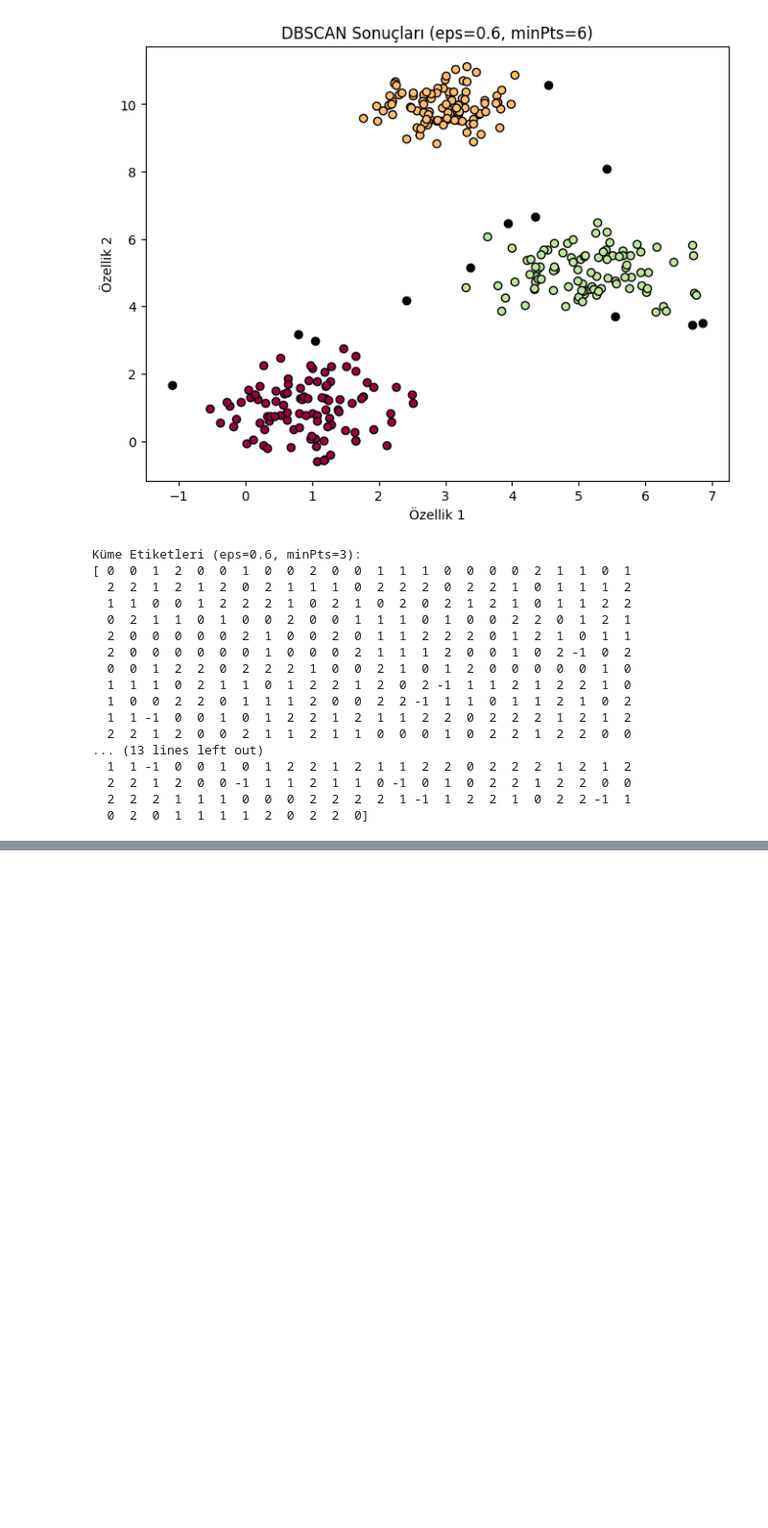
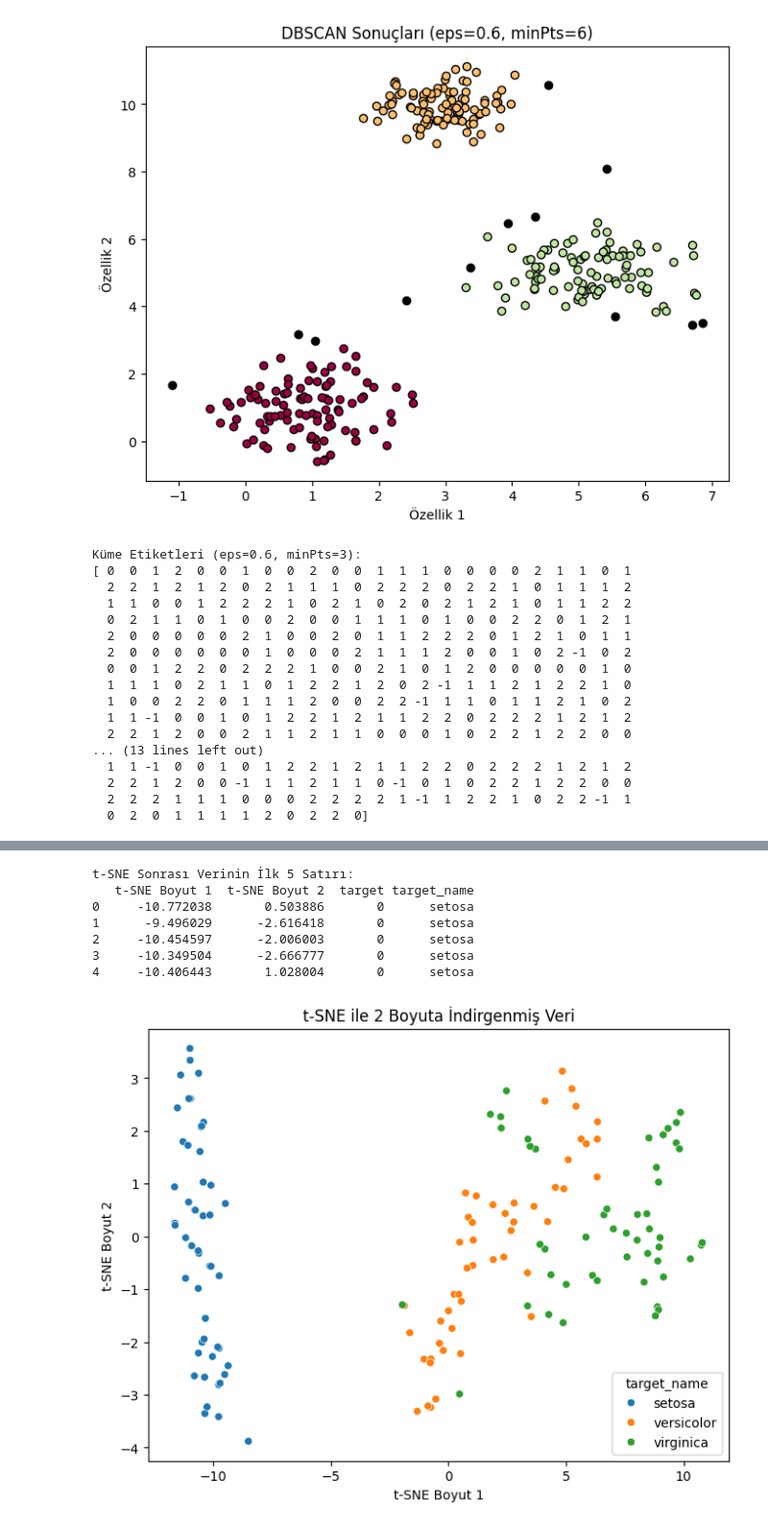
Before and after one commit to Furk4nBulut/Uygulamalarla-Makine-Ogrenmesi-ve-Derin-Ogrenme-Atolyesi, a Jupyter notebook: Week-3/Day-5/Clustering.ipynb, the cells around one changed output, grey strips where cells are left out. Shown at 96% size. Drawn from its saved outputs; the diff is of its cells as text; code cells hidden in the pictures; blank space fills up the shorter version.

```diff
--- a/Week-3/Day-5/Clustering.ipynb
+++ b/Week-3/Day-5/Clustering.ipynb
@@ -384,0 +635,29 @@ Küme Etiketleri (eps=0.6, minPts=3):
+# %%
+# 3. t-SNE ile Boyut İndirgeme (4 boyuttan 2 boyuta)
+tsne = TSNE(n_components=2, random_state=random_state, perplexity=30, n_iter=300)
+X_tsne = tsne.fit_transform(X_scaled)
+
+# t-SNE Sonrası Verinin İlk Birkaç Satırı (Tablo)
+df_tsne = pd.DataFrame(data=X_tsne, columns=['t-SNE Boyut 1', 't-SNE Boyut 2'])
+df_tsne['target'] = y
+df_tsne['target_name'] = df_tsne['target'].apply(lambda x: target_names[x])
+
+print("\nt-SNE Sonrası Verinin İlk 5 Satırı:")
+print(df_tsne.head())
+
+# t-SNE Sonrası Verinin Görselleştirilmesi (Saçılım Grafiği)
+plt.figure(figsize=(8, 6))
+sns.scatterplot(x='t-SNE Boyut 1', y='t-SNE Boyut 2', hue='target_name', data=df_tsne)
+plt.title('t-SNE ile 2 Boyuta İndirgenmiş Veri')
+plt.xlabel('t-SNE Boyut 1')
+plt.ylabel('t-SNE Boyut 2')
+plt.show()
+# %% [output]
+t-SNE Sonrası Verinin İlk 5 Satırı:
+   t-SNE Boyut 1  t-SNE Boyut 2  target target_name
+0     -10.772038       0.503886       0      setosa
+1      -9.496029      -2.616418       0      setosa
+2     -10.454597      -2.006003       0      setosa
+3     -10.349504      -2.666777       0      setosa
+4     -10.406443       1.028004       0      setosa
+[figure, added]
```
Also changed, not shown: parts of 12 cells of this notebook, 1 other file.
